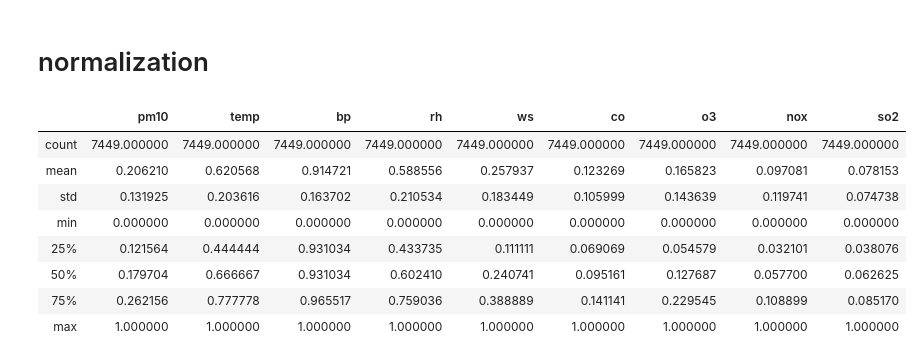
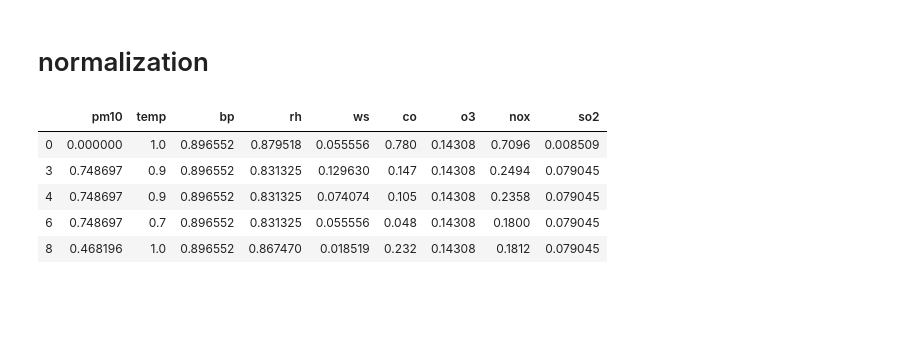
Before and after one commit to rishabh214/Predicting-PM2.5-using-ML, a Jupyter notebook: Data Manipulation.ipynb, the cells around one changed output. Cells and saved outputs as stored; diff of their text form; code cells hidden in the pictures; blank space fills up the shorter version.

```diff
--- a/Data Manipulation.ipynb
+++ b/Data Manipulation.ipynb
@@ -54,0 +45,3 @@ df.head()
+# %%
+for i in range(8431):
+    df['date'].iloc[i]=str(df['start'].iloc[i].day )+'/'+str(df['start'].iloc[i].month)
@@ -72,6 +69,6 @@ so2      1561
 dtype: int64
 # %%
-df.dropna(thresh=11,inplace=True)
-df['nox'].fillna(df['nox'].mean(),inplace=True)
+df.dropna(thresh=11,inplace=False)
+df['so2'].fillna(df['so2'].mean(),inplace=True)
 df.shape
 # %% [output]
@@ -78,0 +76,2 @@ df.shape
+# %%
+df.dropna(how='any',inplace=True)
@@ -153,3 +162,0 @@ See the caveats in the documentation: http://pandas.pydata.org/pandas-docs/stabl
-# %%
-df['o3'].fillna(df['o3'].mean(),inplace=True)
-df['so2'].fillna(df['so2'].mean(),inplace= True)
@@ -160,13 +183,11 @@ x=df[['pm10', 'temp', 'bp', 'rh', 'ws', 'co', 'o3','nox', 'so2']]
 x=x.apply(lambda x: (x-x.min(axis=0) ) / (x.max(axis=0)-x.min(axis=0)))
 # %%
 x.describe()
+x.head()
 # %% [output]
 |  | pm10 | temp | bp | rh | ws | co | o3 | nox | so2 |
-| count | 7449.000000 | 7449.000000 | 7449.000000 | 7449.000000 | 7449.000000 | 7449.000000 | 7449.000000 | 7449.000000 | 7449.000000 |
-| mean | 0.206210 | 0.620568 | 0.914721 | 0.588556 | 0.257937 | 0.123269 | 0.165823 | 0.097081 | 0.078153 |
-| std | 0.131925 | 0.203616 | 0.163702 | 0.210534 | 0.183449 | 0.105999 | 0.143639 | 0.119741 | 0.074738 |
-| min | 0.000000 | 0.000000 | 0.000000 | 0.000000 | 0.000000 | 0.000000 | 0.000000 | 0.000000 | 0.000000 |
-| 25% | 0.121564 | 0.444444 | 0.931034 | 0.433735 | 0.111111 | 0.069069 | 0.054579 | 0.032101 | 0.038076 |
-| 50% | 0.179704 | 0.666667 | 0.931034 | 0.602410 | 0.240741 | 0.095161 | 0.127687 | 0.057700 | 0.062625 |
-| 75% | 0.262156 | 0.777778 | 0.965517 | 0.759036 | 0.388889 | 0.141141 | 0.229545 | 0.108899 | 0.085170 |
-| max | 1.000000 | 1.000000 | 1.000000 | 1.000000 | 1.000000 | 1.000000 | 1.000000 | 1.000000 | 1.000000 |
+| 0 | 0.000000 | 1.0 | 0.896552 | 0.879518 | 0.055556 | 0.780 | 0.14308 | 0.7096 | 0.008509 |
+| 3 | 0.748697 | 0.9 | 0.896552 | 0.831325 | 0.129630 | 0.147 | 0.14308 | 0.2494 | 0.079045 |
+| 4 | 0.748697 | 0.9 | 0.896552 | 0.831325 | 0.074074 | 0.105 | 0.14308 | 0.2358 | 0.079045 |
+| 6 | 0.748697 | 0.7 | 0.896552 | 0.831325 | 0.055556 | 0.048 | 0.14308 | 0.1800 | 0.079045 |
+| 8 | 0.468196 | 1.0 | 0.896552 | 0.867470 | 0.018519 | 0.232 | 0.14308 | 0.1812 | 0.079045 |
```
Also changed, not shown: parts of 15 cells of this notebook, 4 other files.
